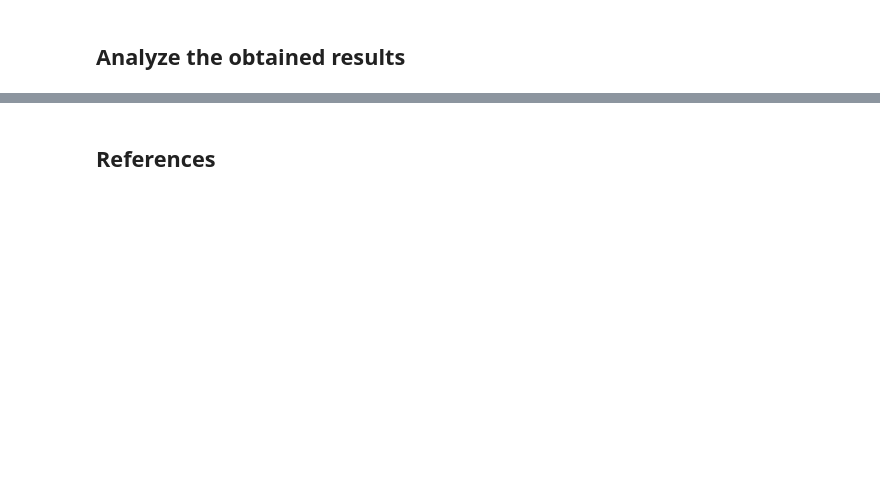
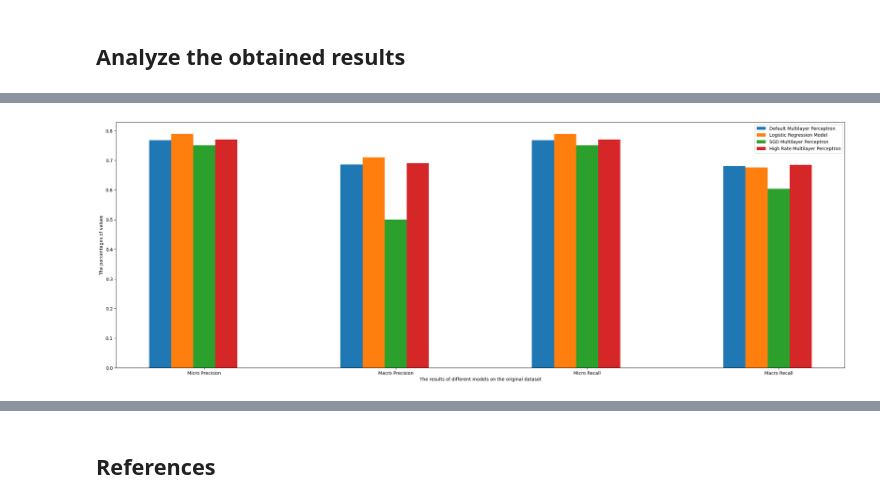
Before and after one commit to uOttawa-Collabs/CSI4106-Fall-2023, a Jupyter notebook: Assignment 4/CSI4106_A4.ipynb, the cells around one changed output, grey strips where cells are left out. Cells and saved outputs as stored; diff of their text form; code cells hidden in the pictures; blank space fills up the shorter version.

Commit message:
Modify parameters and analyze results (#17)
Co-authored-by: wxx9248 <wxx9248@wxx9248.top>

```diff
--- a/Assignment 4/CSI4106_A4.ipynb
+++ b/Assignment 4/CSI4106_A4.ipynb
@@ -296,0 +514,10 @@ print_result(
+# %%
+new_mlp_derived_1_evaluation = train_and_evaluate(
+    larger_init_learning_rate_multilayer_perceptron,
+    four_fold, derived_dataset1_vectorized,
+    derived_dataset1["Class"]
+)
+
+print_result(
+    *new_mlp_derived_1_evaluation
+)
@@ -296,0 +531,10 @@ print_result(
+# %%
+new_mlp_derived_2_evaluation = train_and_evaluate(
+    larger_init_learning_rate_multilayer_perceptron,
+    four_fold, derived_dataset2_vectorized,
+    derived_dataset2["Class"]
+)
+
+print_result(
+    *new_mlp_derived_2_evaluation
+)
@@ -298,0 +557,68 @@ print_result(
+# %%
+from matplotlib import pyplot as plot
+
+name_list = [
+    "Default Multilayer Perceptron", "Logistic Regression Model",
+    "SGD Multilayer Perceptron", "High Rate Multilayer Perceptron"
+]
+x_label = ["Micro Precision", "Macro Precision", "Micro Recall", "Macro Recall"]
+
+# the results of original dataset
+original_result_list = []
+original_result_list.append(default_mlp_original_evaluation)
+original_result_list.append(default_lr_original_evaluation)
+original_result_list.append(sgd_solver_mlp_original_evaluation)
+original_result_list.append(new_mlp_original_evaluation)
+
+# the results of derived dataset 1
+derived_1_result_list = []
+derived_1_result_list.append(default_mlp_derived_1_evaluation)
+derived_1_result_list.append(default_lr_derived_1_evaluation)
+derived_1_result_list.append(sgd_solver_mlp_derived_1_evaluation)
+derived_1_result_list.append(new_mlp_derived_1_evaluation)
+
+# the results of derived dataset 1
+derived_2_result_list = []
+derived_2_result_list.append(default_mlp_derived_2_evaluation)
+derived_2_result_list.append(default_lr_derived_2_evaluation)
+derived_2_result_list.append(sgd_solver_mlp_derived_2_evaluation)
+derived_2_result_list.append(new_mlp_derived_2_evaluation)
+
+
+width = 0.3
+x_list = [0.2, 2.8, 5.4, 8]
+plot.figure(figsize=(12, 4))
+for i in range(len(original_result_list)):
+    plot.bar(x_list, original_result_list[i], width=0.3, tick_label=x_label, label=name_list[i]) if i==2 else plot.bar(x_list, original_result_list[i], width=0.3, label=name_list[i])
+
+    for k in range(len(x_list)):
+        x_list[k] = x_list[k] + width
+plot.subplots_adjust(right=2, top=2)
+plot.xlabel("The results of different models on the original dataset")
+plot.ylabel("The percentages of values")
+plot.legend()
+plot.show()
+
+for i in range(len(derived_1_result_list)):
+    plot.bar(x_list, derived_1_result_list[i], width=0.3, tick_label=x_label, label=name_list[i]) if i==2 else plot.bar(x_list, derived_1_result_list[i], width=0.3, label=name_list[i])
+
+    for k in range(len(x_list)):
+        x_list[k] = x_list[k] + width
+plot.subplots_adjust(right=2, top=2)
+plot.xlabel("The results of different models on the derived dataset 1")
+plot.ylabel("The percentages of values")
+plot.legend()
+plot.show()
+
+for i in range(len(derived_2_result_list)):
+    plot.bar(x_list, derived_2_result_list[i], width=0.3, tick_label=x_label, label=name_list[i]) if i==2 else plot.bar(x_list, derived_2_result_list[i], width=0.3, label=name_list[i])
+
+    for k in range(len(x_list)):
+        x_list[k] = x_list[k] + width
+plot.subplots_adjust(right=2, top=2)
+plot.xlabel("The results of different models on the derived dataset 2")
+plot.ylabel("The percentages of values")
+plot.legend()
+plot.show()
+# %% [output]
+[figure, added]
```
Also changed, not shown: parts of 37 cells of this notebook.
